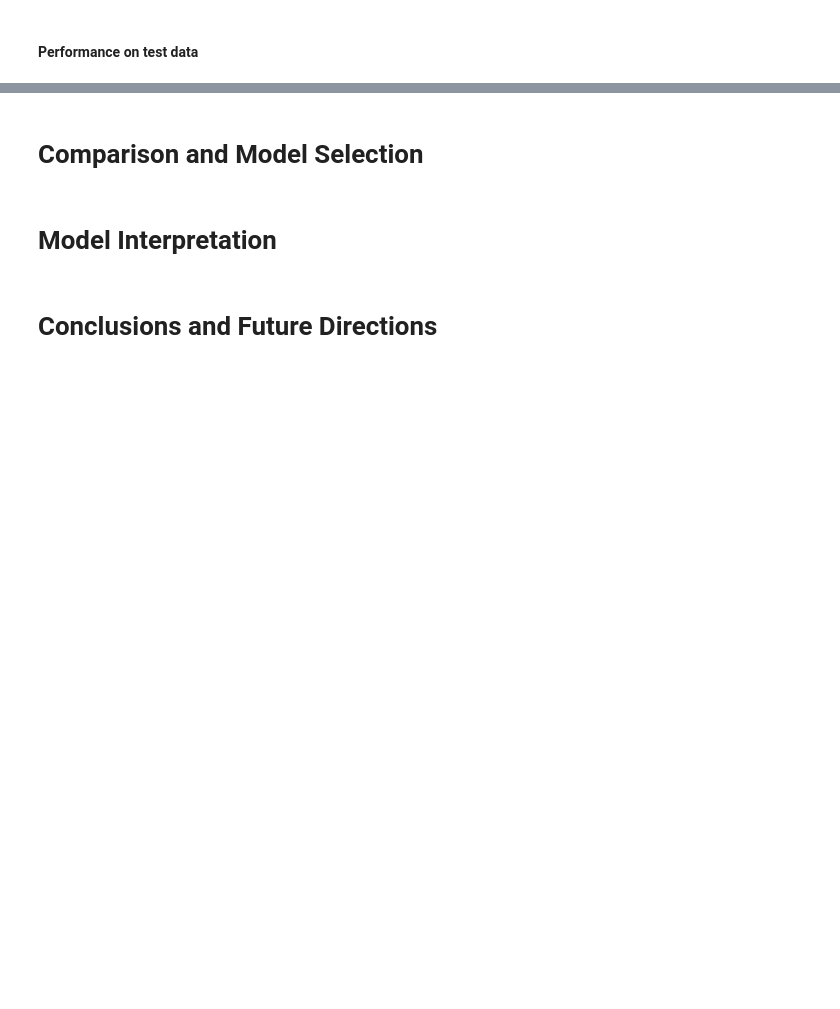
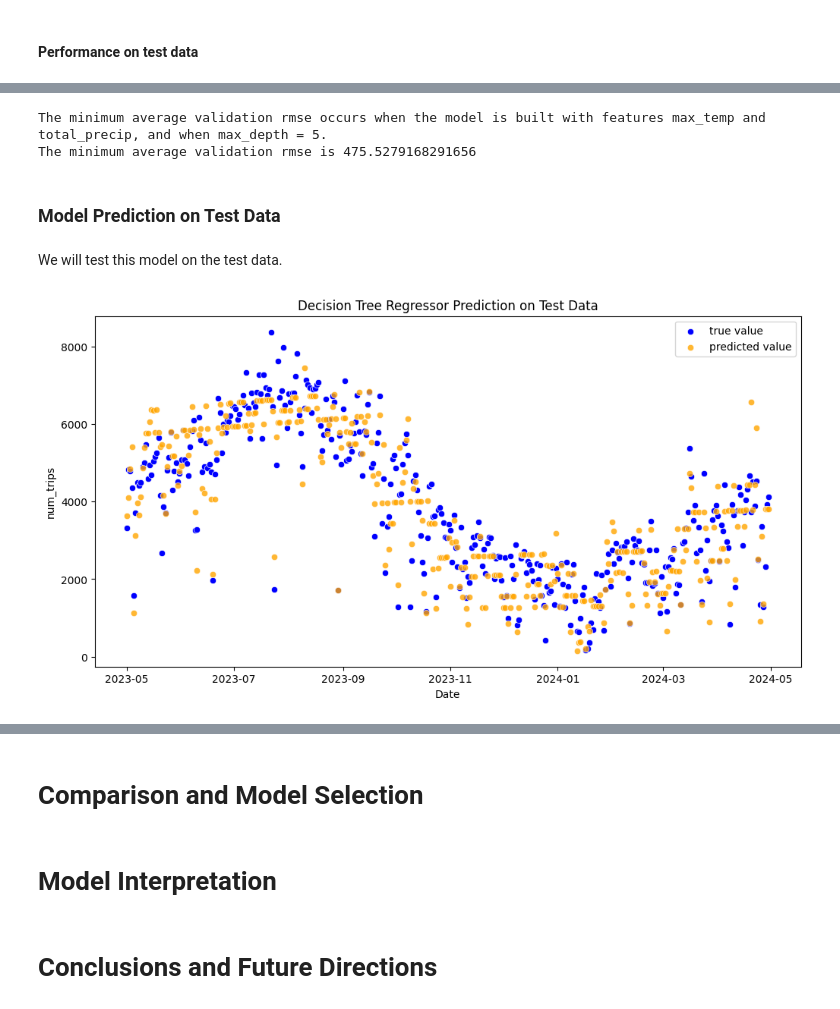
Before and after one commit to hodagben/bike-share-project, a Jupyter notebook: final_report/final_report.ipynb, the cells around one changed output, grey strips where cells are left out. Saved outputs shown, nothing was run; the diff lists cells and outputs as text; code cells hidden in the pictures; blank space fills up the shorter version.

Commit message:
Small Updates to Tree Model Section of the final report

```diff
--- a/final_report/final_report.ipynb
+++ b/final_report/final_report.ipynb
@@ -493,15 +589,28 @@ from sklearn.tree import DecisionTreeRegressor
+# %%
+ind_val = np.unravel_index(np.argmin(avg_rmses_val, axis=None), avg_rmses_val.shape)
+print(f'The minimum average validation rmse occurs when the model is built with features max_temp and total_precip, and when max_depth = {ind_val[1]}.')
+print('The minimum average validation rmse is', avg_rmses_val[ind_val])
+# %% [output]
+The minimum average validation rmse occurs when the model is built with features max_temp and total_precip, and when max_depth = 5.
+The minimum average validation rmse is 475.5279168291656
+# %% [markdown]
+### Model Prediction on Test Data
+# %% [markdown]
+We will test this model on the test data.
 # %%
 ### Decision Tree Regressor ###
 
 tree = DecisionTreeRegressor(max_depth = 6, random_state = 16)
 tree.fit(bike_train[['max_temp', 'total_precip']], bike_train['adj_num_trips'])
 pred = tree.predict(bike_test[['max_temp', 'total_precip']])
 fig, ax = plt.subplots(figsize=(12,6))
 sns.scatterplot(x=bike_test['Date'], y=bike_test['num_trips'], color='blue', ax=ax, label='true value')
 sns.scatterplot(x=bike_test['Date'], y=pred*bike_test['trend_val'], color='orange', ax=ax, alpha=0.8, label='predicted value')
 
-plt.title('Model Prediction on Test Data')
+plt.title('Decision Tree Regressor Prediction on Test Data')
 plt.legend()
 plt.show()
+# %% [output]
+[figure, added]
 # %%
 print('The rmse of the decision tree regressor model on test data is ', np.sqrt(mean_squared_error(bike_test['num_trips'], pred*bike_test['trend_val'])))
```
Also changed, not shown: parts of 45 cells of this notebook, 1 other file.
